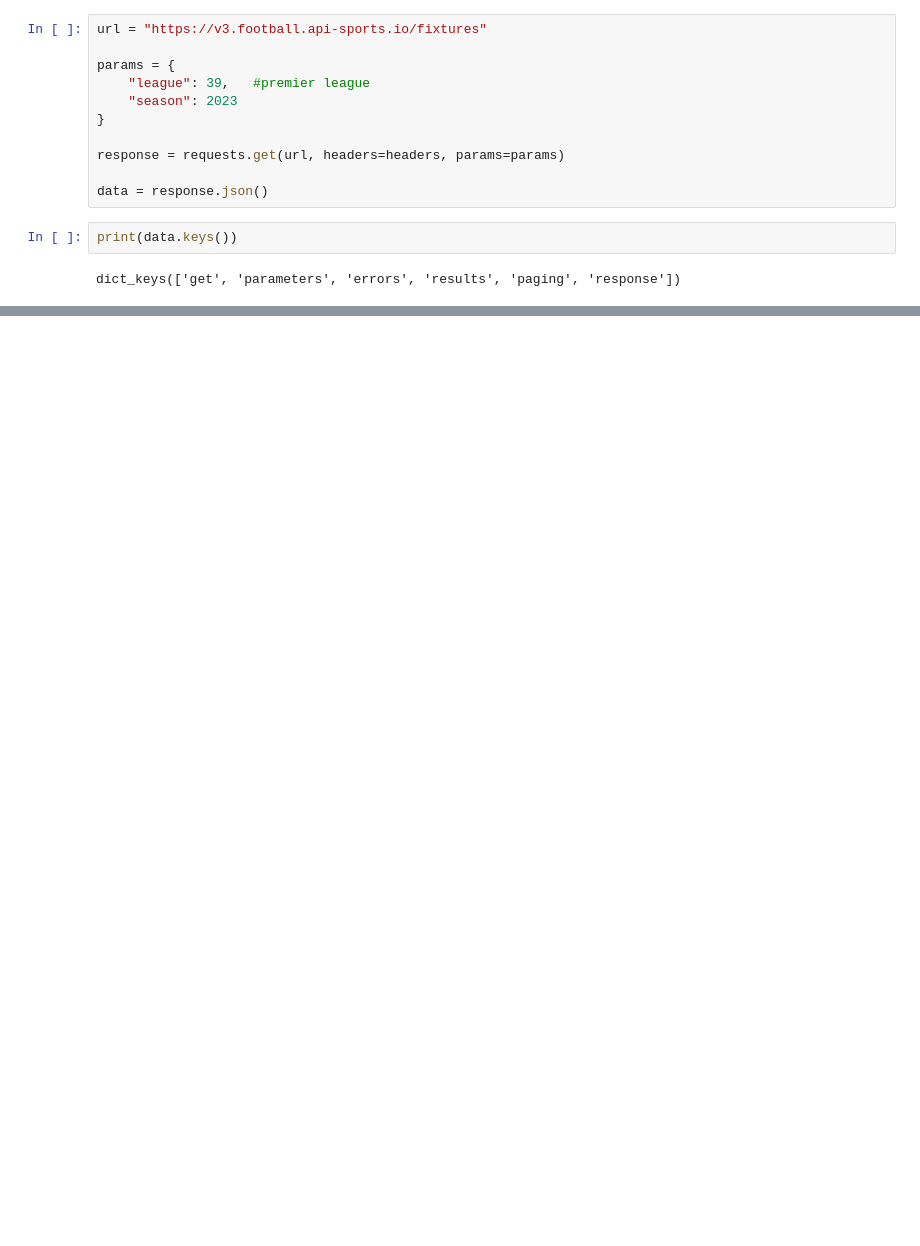
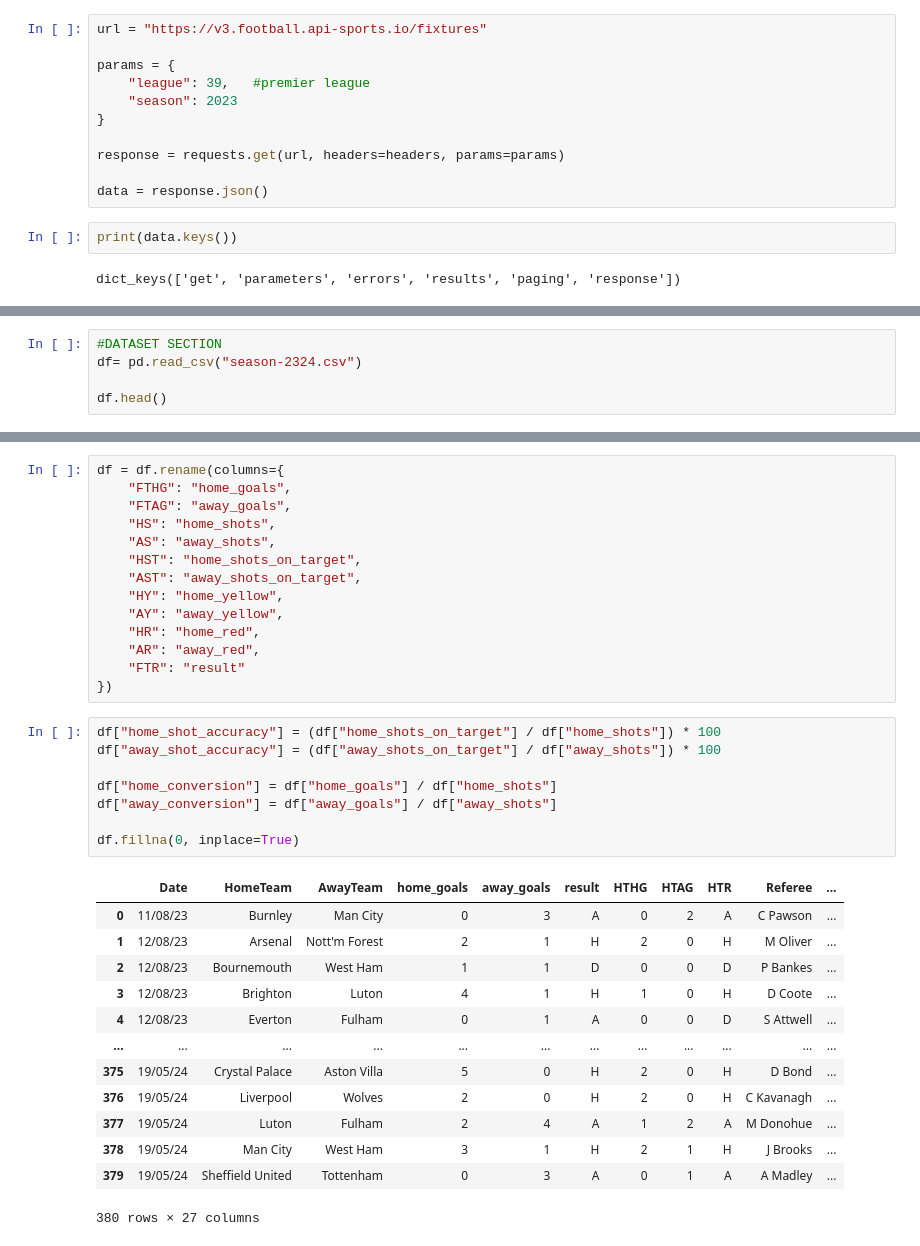
Before and after one commit to radhikaurhekar/projectfootball, a Jupyter notebook: notebooks/football code.ipynb, the cells around one changed output, grey strips where cells are left out. Cells and saved outputs as stored; diff of their text form; blank space fills up the shorter version.

```diff
--- a/notebooks/football code.ipynb
+++ b/notebooks/football code.ipynb
@@ -109,0 +303,5 @@ os.getcwd()
+# %%
+#DATASET SECTION
+df= pd.read_csv("season-2324.csv")
+
+df.head()
@@ -109,0 +343,36 @@ os.getcwd()
+# %%
+df = df.rename(columns={
+    "FTHG": "home_goals",
+    "FTAG": "away_goals",
+    "HS": "home_shots",
+    "AS": "away_shots",
+    "HST": "home_shots_on_target",
+    "AST": "away_shots_on_target",
+    "HY": "home_yellow",
+    "AY": "away_yellow",
+    "HR": "home_red",
+    "AR": "away_red",
+    "FTR": "result"
+})
+# %%
+df["home_shot_accuracy"] = (df["home_shots_on_target"] / df["home_shots"]) * 100
+df["away_shot_accuracy"] = (df["away_shots_on_target"] / df["away_shots"]) * 100
+
+df["home_conversion"] = df["home_goals"] / df["home_shots"]
+df["away_conversion"] = df["away_goals"] / df["away_shots"]
+
+df.fillna(0, inplace=True)
+# %% [output]
+|  | Date | HomeTeam | AwayTeam | home_goals | away_goals | result | HTHG | HTAG | HTR | Referee | ... |
+| 0 | 11/08/23 | Burnley | Man City | 0 | 3 | A | 0 | 2 | A | C Pawson | ... |
+| 1 | 12/08/23 | Arsenal | Nott'm Forest | 2 | 1 | H | 2 | 0 | H | M Oliver | ... |
+| 2 | 12/08/23 | Bournemouth | West Ham | 1 | 1 | D | 0 | 0 | D | P Bankes | ... |
+| 3 | 12/08/23 | Brighton | Luton | 4 | 1 | H | 1 | 0 | H | D Coote | ... |
+| 4 | 12/08/23 | Everton | Fulham | 0 | 1 | A | 0 | 0 | D | S Attwell | ... |
+| ... | ... | ... | ... | ... | ... | ... | ... | ... | ... | ... | ... |
+| 375 | 19/05/24 | Crystal Palace | Aston Villa | 5 | 0 | H | 2 | 0 | H | D Bond | ... |
+| 376 | 19/05/24 | Liverpool | Wolves | 2 | 0 | H | 2 | 0 | H | C Kavanagh | ... |
+| 377 | 19/05/24 | Luton | Fulham | 2 | 4 | A | 1 | 2 | A | M Donohue | ... |
+| 378 | 19/05/24 | Man City | West Ham | 3 | 1 | H | 2 | 1 | H | J Brooks | ... |
+| 379 | 19/05/24 | Sheffield United | Tottenham | 0 | 3 | A | 0 | 1 | A | A Madley | ... |
+380 rows × 27 columns
```
Also changed, not shown: parts of 50 cells of this notebook, 5 other files.
